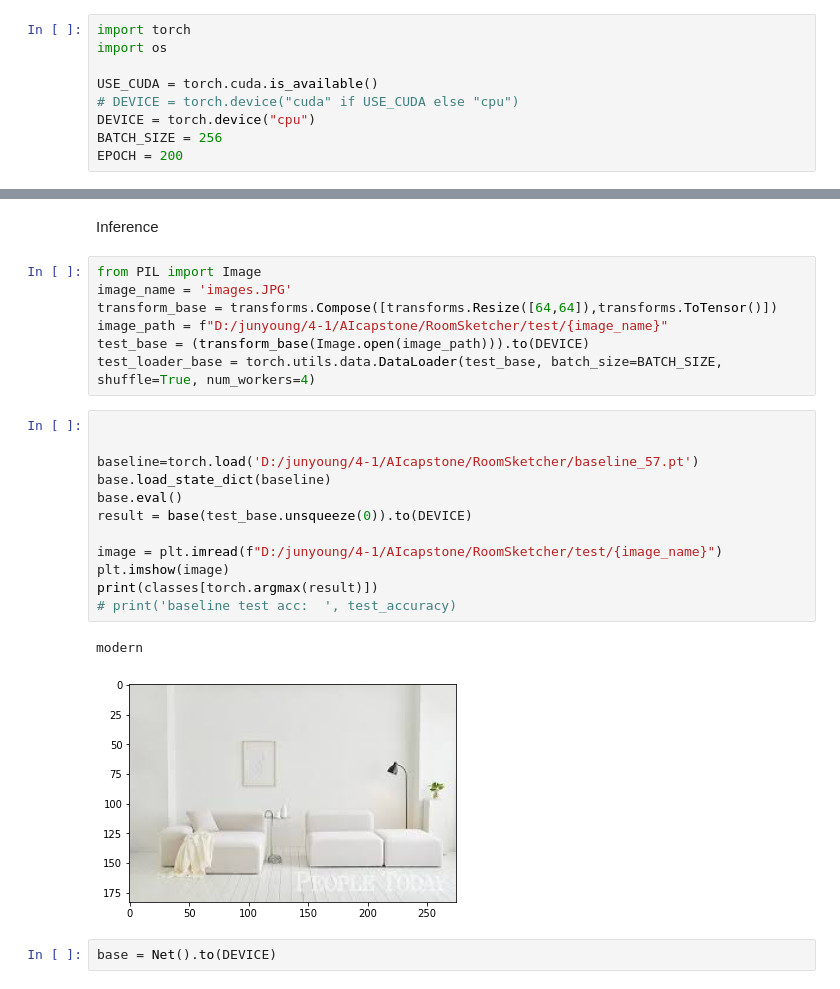
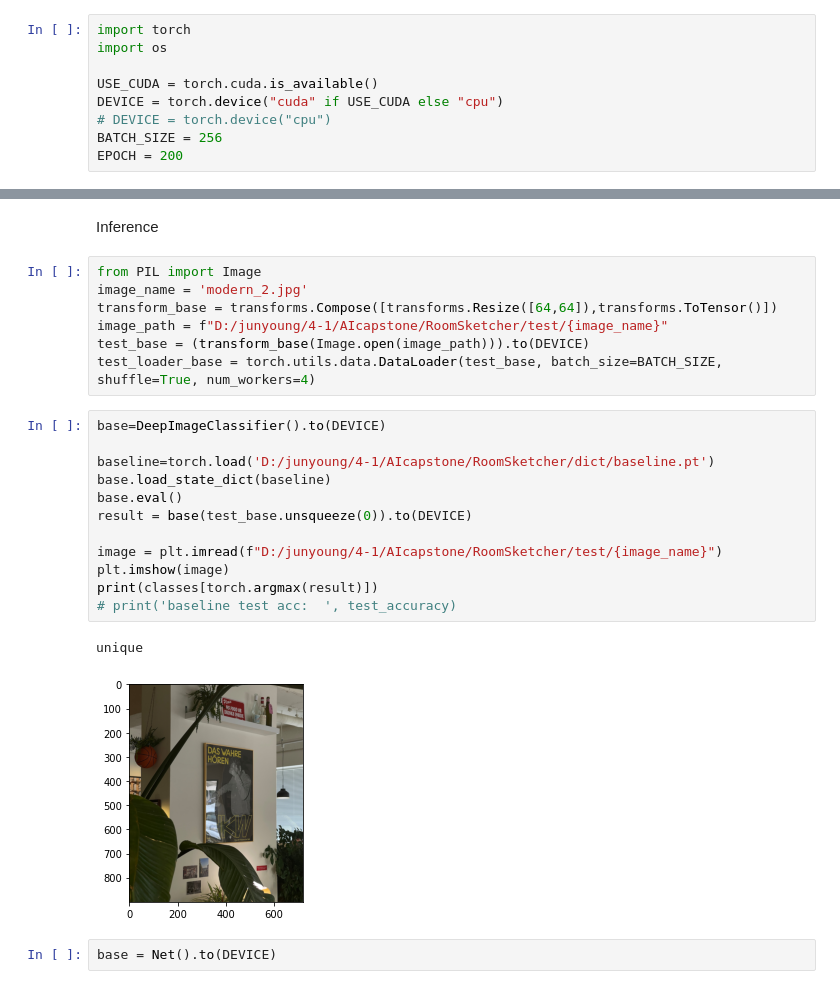
Before and after one commit to RoomSketcher/AI, a Jupyter notebook: junyoung/model.ipynb, the cells around one changed output, grey strips where cells are left out. Saved outputs shown, nothing was run; the diff lists cells and outputs as text.

```diff
--- a/junyoung/model.ipynb
+++ b/junyoung/model.ipynb
@@ -34,8 +65,8 @@ import torch
 import os
 
 USE_CUDA = torch.cuda.is_available()
-# DEVICE = torch.device("cuda" if USE_CUDA else "cpu")
-DEVICE = torch.device("cpu")
+DEVICE = torch.device("cuda" if USE_CUDA else "cpu")
+# DEVICE = torch.device("cpu")
 BATCH_SIZE = 256
 EPOCH = 200
 # %%
@@ -185,26 +282,26 @@ plt.show()
 Inference
 # %%
 from PIL import Image
-image_name = 'images.JPG'
+image_name = 'modern_2.jpg'
 transform_base = transforms.Compose([transforms.Resize([64,64]),transforms.ToTensor()])
 image_path = f"D:/junyoung/4-1/AIcapstone/RoomSketcher/test/{image_name}"
 test_base = (transform_base(Image.open(image_path))).to(DEVICE)
 test_loader_base = torch.utils.data.DataLoader(test_base, batch_size=BATCH_SIZE, shuffle=True, num_workers=4)
 # %%
+base=DeepImageClassifier().to(DEVICE)
 
-
-baseline=torch.load('D:/junyoung/4-1/AIcapstone/RoomSketcher/baseline_57.pt')
+baseline=torch.load('D:/junyoung/4-1/AIcapstone/RoomSketcher/dict/baseline.pt')
 base.load_state_dict(baseline)
 base.eval()
 result = base(test_base.unsqueeze(0)).to(DEVICE)
 
 image = plt.imread(f"D:/junyoung/4-1/AIcapstone/RoomSketcher/test/{image_name}")
 plt.imshow(image)
 print(classes[torch.argmax(result)])
 # print('baseline test acc:  ', test_accuracy)
 # %% [output]
-modern
+unique
-[figure, old version]
+[figure, new version]
 # %%
 base = Net().to(DEVICE)
 # %%
```
Also changed, not shown: parts of 11 cells of this notebook.
